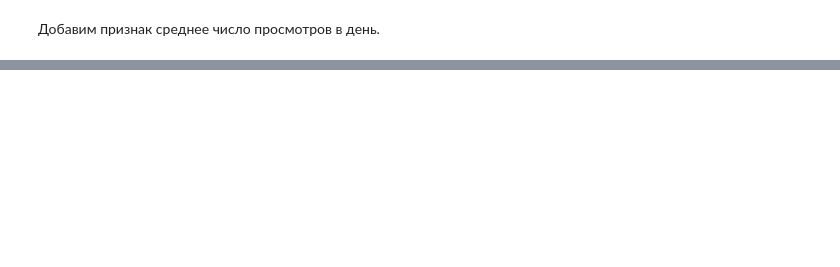
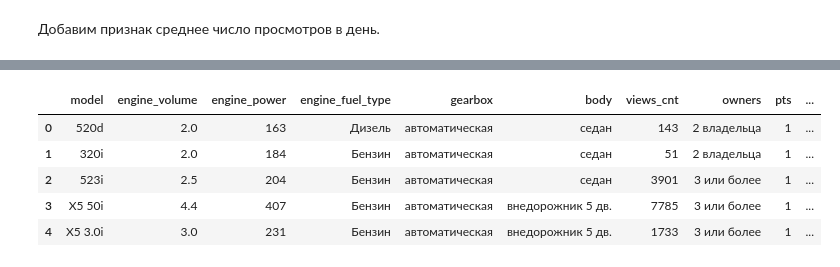
Before and after one commit to DmitySH/autoru-price-predictor, a Jupyter notebook: main.ipynb, the cells around one changed output, grey strips where cells are left out. Cells and saved outputs as stored; diff of their text form; code cells hidden in the pictures; blank space fills up the shorter version.

```diff
--- a/main.ipynb
+++ b/main.ipynb
@@ -498,0 +572,11 @@ df.head()
+# %%
+# Вместо пробела странный символ, поэтому делаем сплит-джойн.
+df['mileage'] = df['mileage'].str.split().str[:-1].str.join('')
+df.head()
+# %% [output]
+|  | model | engine_volume | engine_power | engine_fuel_type | gearbox | body | views_cnt | owners | pts | ... |
+| 0 | 520d | 2.0 | 163 | Дизель | автоматическая | седан | 143 | 2 владельца | 1 | ... |
+| 1 | 320i | 2.0 | 184 | Бензин | автоматическая | седан | 51 | 2 владельца | 1 | ... |
+| 2 | 523i | 2.5 | 204 | Бензин | автоматическая | седан | 3901 | 3 или более | 1 | ... |
+| 3 | X5 50i | 4.4 | 407 | Бензин | автоматическая | внедорожник 5 дв. | 7785 | 3 или более | 1 | ... |
+| 4 | X5 3.0i | 3.0 | 231 | Бензин | автоматическая | внедорожник 5 дв. | 1733 | 3 или более | 1 | ... |
```
Also changed, not shown: parts of 24 cells of this notebook.
